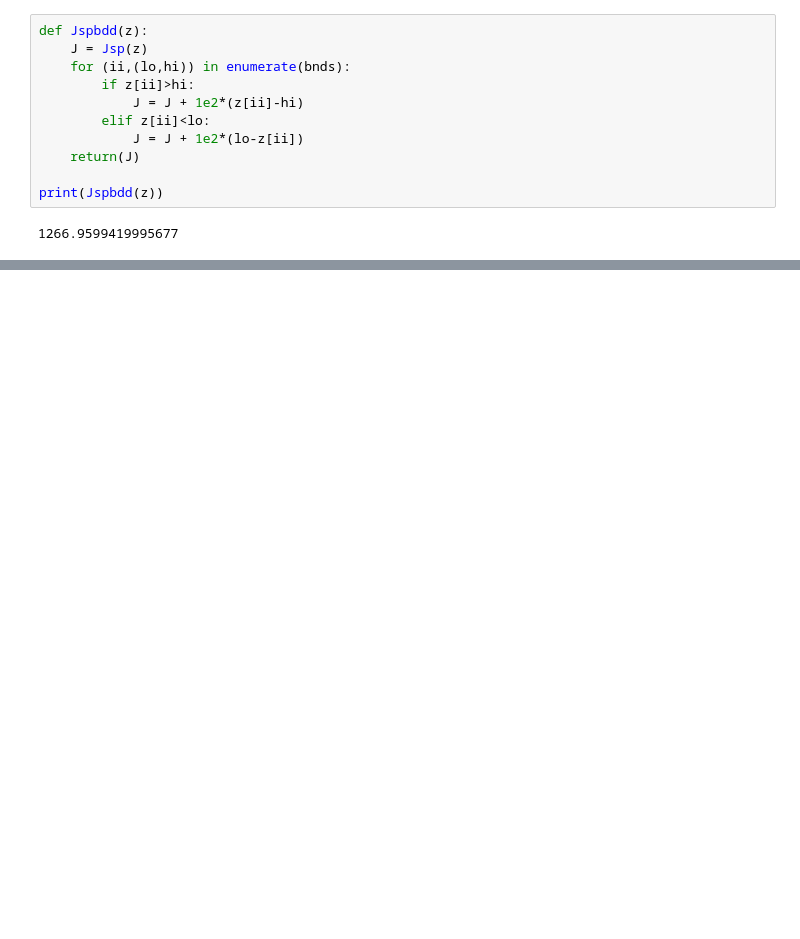
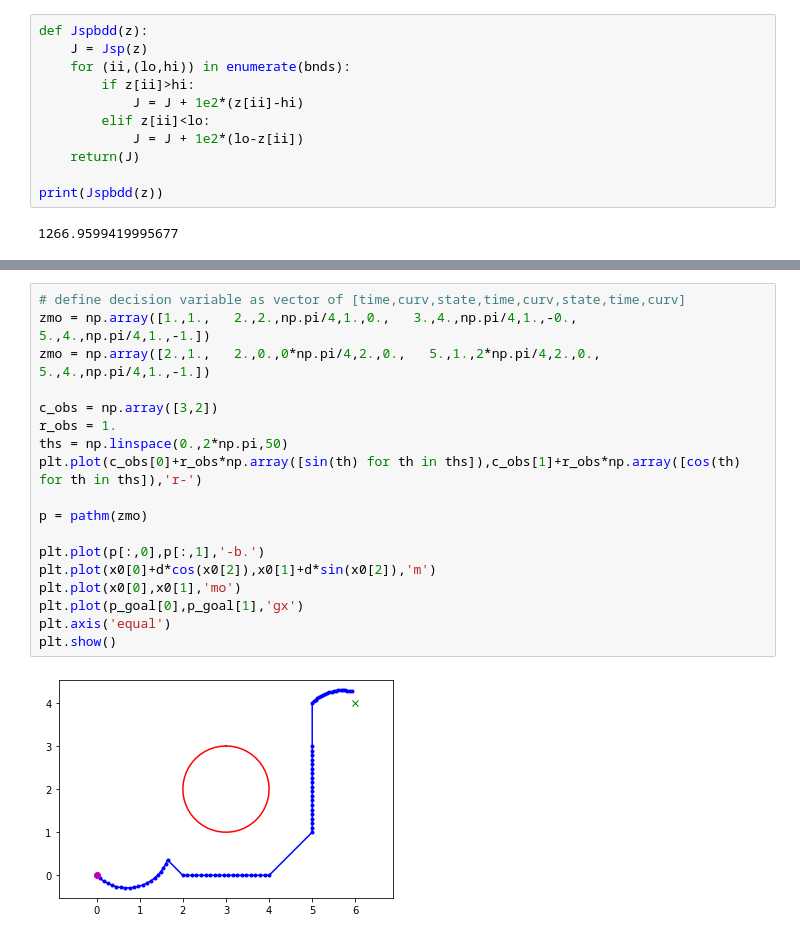
Before and after one commit to arthurrichards77/smply, a Jupyter notebook: shooting.ipynb, the cells around one changed output, grey strips where cells are left out. Drawn from its saved outputs; the diff is of its cells as text; blank space fills up the shorter version.

```diff
--- a/shooting.ipynb
+++ b/shooting.ipynb
@@ -201,0 +302,20 @@ plt.show()
+# %%
+# define decision variable as vector of [time,curv,state,time,curv,state,time,curv]
+zmo = np.array([1.,1.,   2.,2.,np.pi/4,1.,0.,   3.,4.,np.pi/4,1.,-0.,   5.,4.,np.pi/4,1.,-1.])
+zmo = np.array([2.,1.,   2.,0.,0*np.pi/4,2.,0.,   5.,1.,2*np.pi/4,2.,0.,   5.,4.,np.pi/4,1.,-1.])
+
+c_obs = np.array([3,2])
+r_obs = 1.
+ths = np.linspace(0.,2*np.pi,50)
+plt.plot(c_obs[0]+r_obs*np.array([sin(th) for th in ths]),c_obs[1]+r_obs*np.array([cos(th) for th in ths]),'r-')
+
+p = pathm(zmo)
+
+plt.plot(p[:,0],p[:,1],'-b.')
+plt.plot(x0[0]+d*cos(x0[2]),x0[1]+d*sin(x0[2]),'m')
+plt.plot(x0[0],x0[1],'mo')
+plt.plot(p_goal[0],p_goal[1],'gx')
+plt.axis('equal')
+plt.show()
+# %% [output]
+[figure, added]
```
Also changed, not shown: parts of 19 cells of this notebook.
